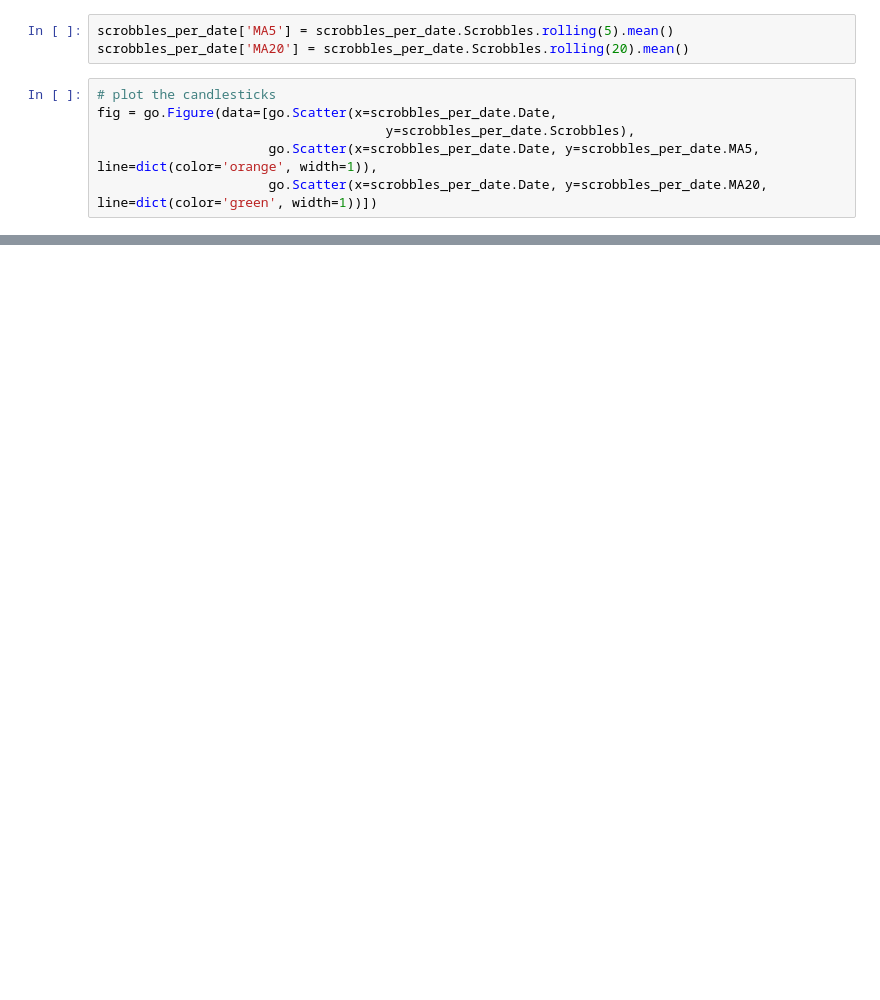
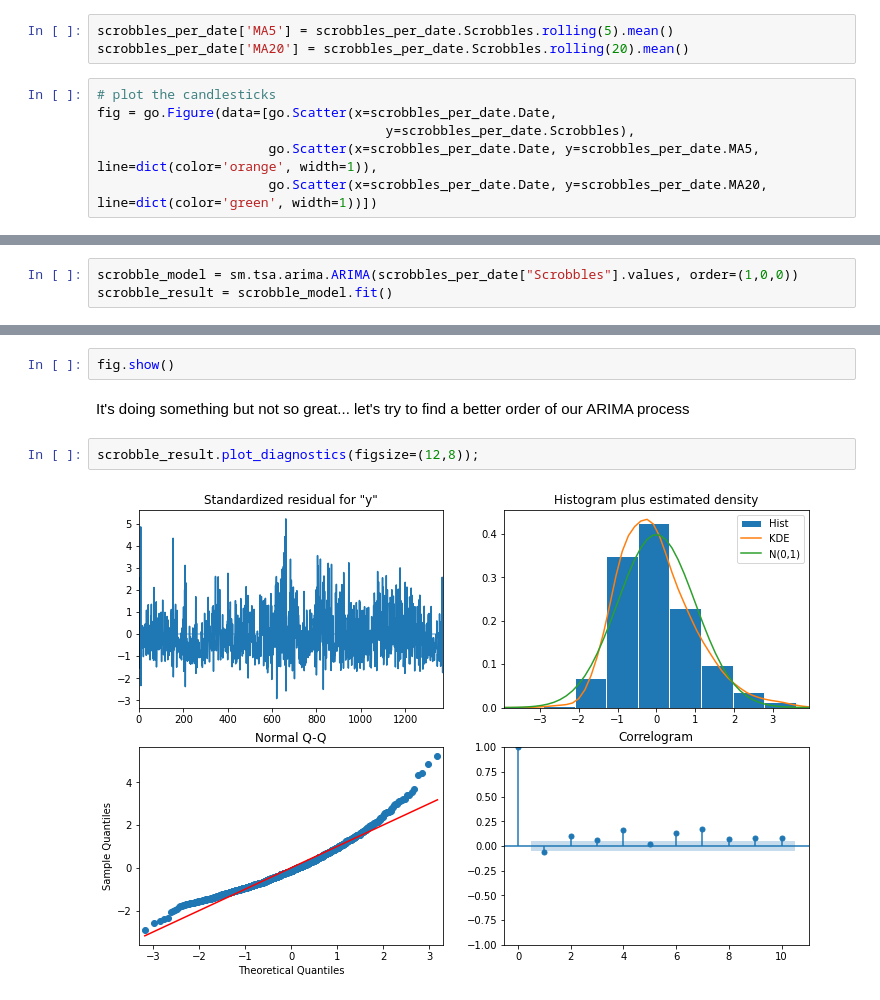
Before and after one commit to lucaguarro/DankFM, a Jupyter notebook: DataExploration/LastFM_data_vis.ipynb, the cells around one changed output, grey strips where cells are left out. Drawn from its saved outputs; the diff is of its cells as text; blank space fills up the shorter version.

Commit message:
predictive modeling of scrobbling

```diff
--- a/DataExploration/LastFM_data_vis.ipynb
+++ b/DataExploration/LastFM_data_vis.ipynb
@@ -31,0 +191,3 @@ ValueError: Mime type rendering requires nbformat>=4.2.0 but it is not installed
+# %%
+scrobble_model = sm.tsa.arima.ARIMA(scrobbles_per_date["Scrobbles"].values, order=(1,0,0))
+scrobble_result = scrobble_model.fit()
@@ -31,0 +222,8 @@ ValueError: Mime type rendering requires nbformat>=4.2.0 but it is not installed
+# %%
+fig.show()
+# %% [markdown]
+It's doing something but not so great... let's try to find a better order of our ARIMA process
+# %%
+scrobble_result.plot_diagnostics(figsize=(12,8));
+# %% [output]
+[figure, added]
```
Also changed, not shown: parts of 47 cells of this notebook.
